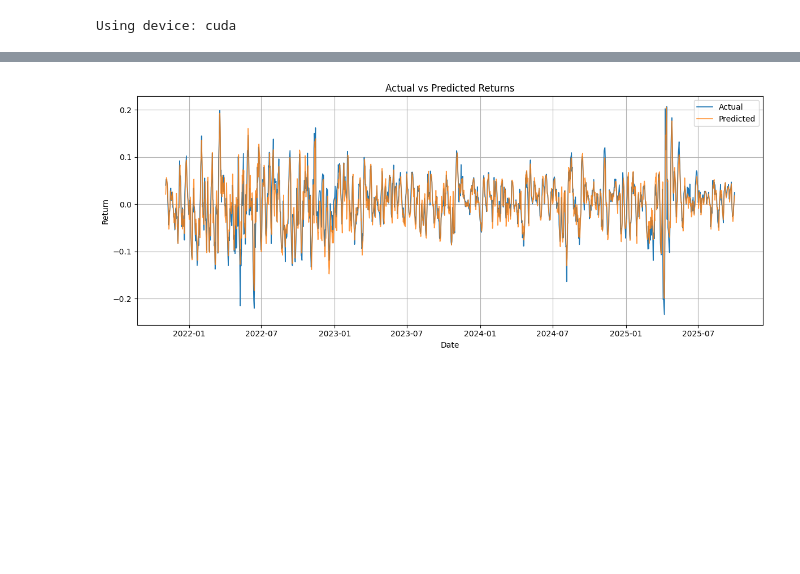
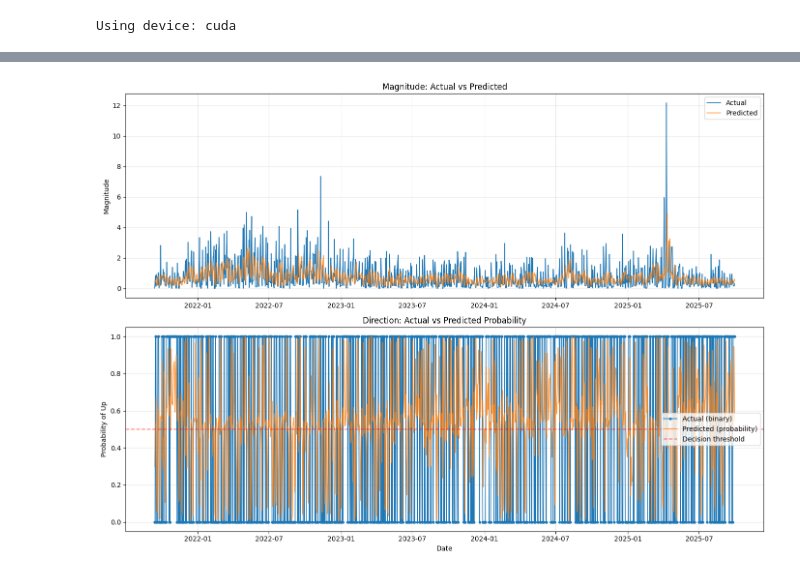
Before and after one commit to ton198/stock-market-price-predicting, a Jupyter notebook: source_code/stage1/hybrid_LSTM.ipynb, the cells around one changed output, grey strips where cells are left out. Cells and saved outputs as stored; diff of their text form; code cells hidden in the pictures; blank space fills up the shorter version.

Commit message:
0.66 version. Seperate into directional and magnitude prediction. Edited in hybrid_LSTM.

```diff
--- a/source_code/stage1/hybrid_LSTM.ipynb
+++ b/source_code/stage1/hybrid_LSTM.ipynb
@@ -159,7 +160,7 @@ print(df.shape)
 # %%
 TRAIN_RATIO = 0.8
 VAL_RATIO = 0.9
-WINDOW_SIZE = 60
+WINDOW_SIZE = 10
 
 n = len(df)
 train_end = int(n * TRAIN_RATIO)
@@ -303,19 +336,20 @@ model = FinalStage1Model(
     input_size=len(seq_feature_cols),
     hidden_size=256,
     num_layers=2,
-    dropout=0.2,
+    dropout=0.3,
     fc_hidden=64
 ).to(device)
 
 optimizer = optim.Adam(model.parameters(), lr=0.001)
-criterion = nn.MSELoss()
 
-# scheduler = optim.lr_scheduler.ReduceLROnPlateau(
-#     optimizer,
-#     mode="min",
-#     factor=0.5,
-#     patience=3
-# )
+
+
+scheduler = optim.lr_scheduler.ReduceLROnPlateau(
+    optimizer,
+    mode="min",
+    factor=0.5,
+    patience=10
+)
 # %% [output]
 Using device: cuda
 # %%
@@ -469,20 +523,28 @@ Direction Accuracy: 0.85154062
 # %%
-test_dates = test_df["date"].values[WINDOW_SIZE:WINDOW_SIZE + len(preds)]
+test_dates = test_df["date"].values[WINDOW_SIZE:WINDOW_SIZE + len(mag_preds)]
 
-import matplotlib.pyplot as plt
+fig, axes = plt.subplots(2, 1, figsize=(14, 10))
 
-plt.figure(figsize=(12, 5))
-plt.plot(test_dates, targets, label="Actual", linewidth=1.2)
-plt.plot(test_dates, preds, label="Predicted", linewidth=1.2, alpha=0.8)
+# Magnitude predictions
+axes[0].plot(test_dates, mag_targets, label="Actual", linewidth=1.2)
+axes[0].plot(test_dates, mag_preds, label="Predicted", linewidth=1.2, alpha=0.8)
+axes[0].set_title("Magnitude: Actual vs Predicted")
+axes[0].set_ylabel("Magnitude")
+axes[0].legend()
+axes[0].grid(True, alpha=0.3)
 
-plt.title("Actual vs Predicted Returns")
-plt.xlabel("Date")
-plt.ylabel("Return")
+# Direction predictions (as probabilities)
+axes[1].plot(test_dates, dir_targets, label="Actual (binary)", linewidth=1.2, marker='.')
+axes[1].plot(test_dates, dir_preds, label="Predicted (probability)", linewidth=1.2, alpha=0.8)
+axes[1].axhline(0.5, color='r', linestyle='--', alpha=0.5, label='Decision threshold')
+axes[1].set_title("Direction: Actual vs Predicted Probability")
+axes[1].set_ylabel("Probability of Up")
+axes[1].set_xlabel("Date")
+axes[1].legend()
+axes[1].grid(True, alpha=0.3)
 
-plt.legend()
-plt.grid(True)
 plt.tight_layout()
 plt.show()
 # %% [output]
-[figure, old version]
+[figure, new version]
 # %%
```
Also changed, not shown: parts of 13 cells of this notebook, 1 other file.
